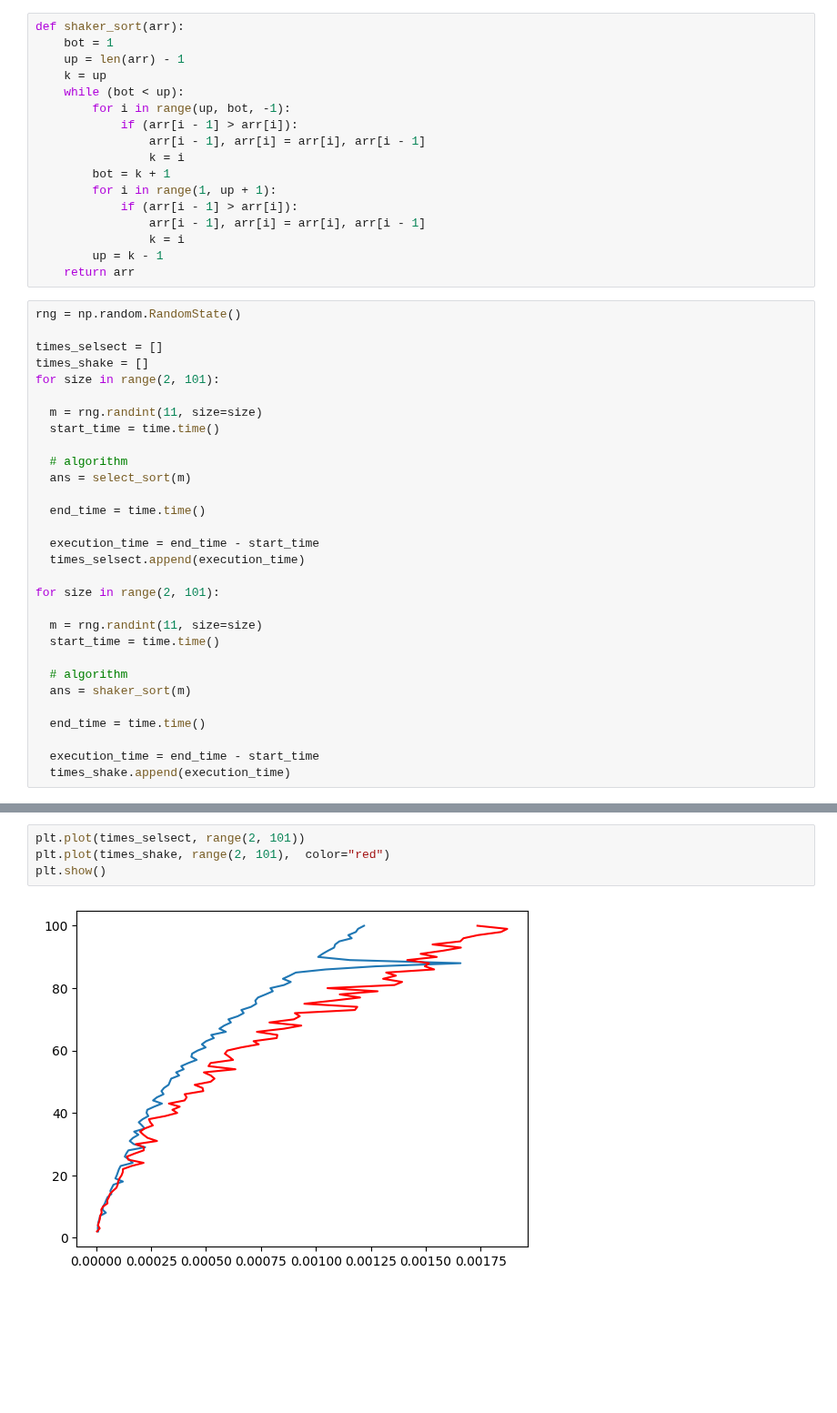
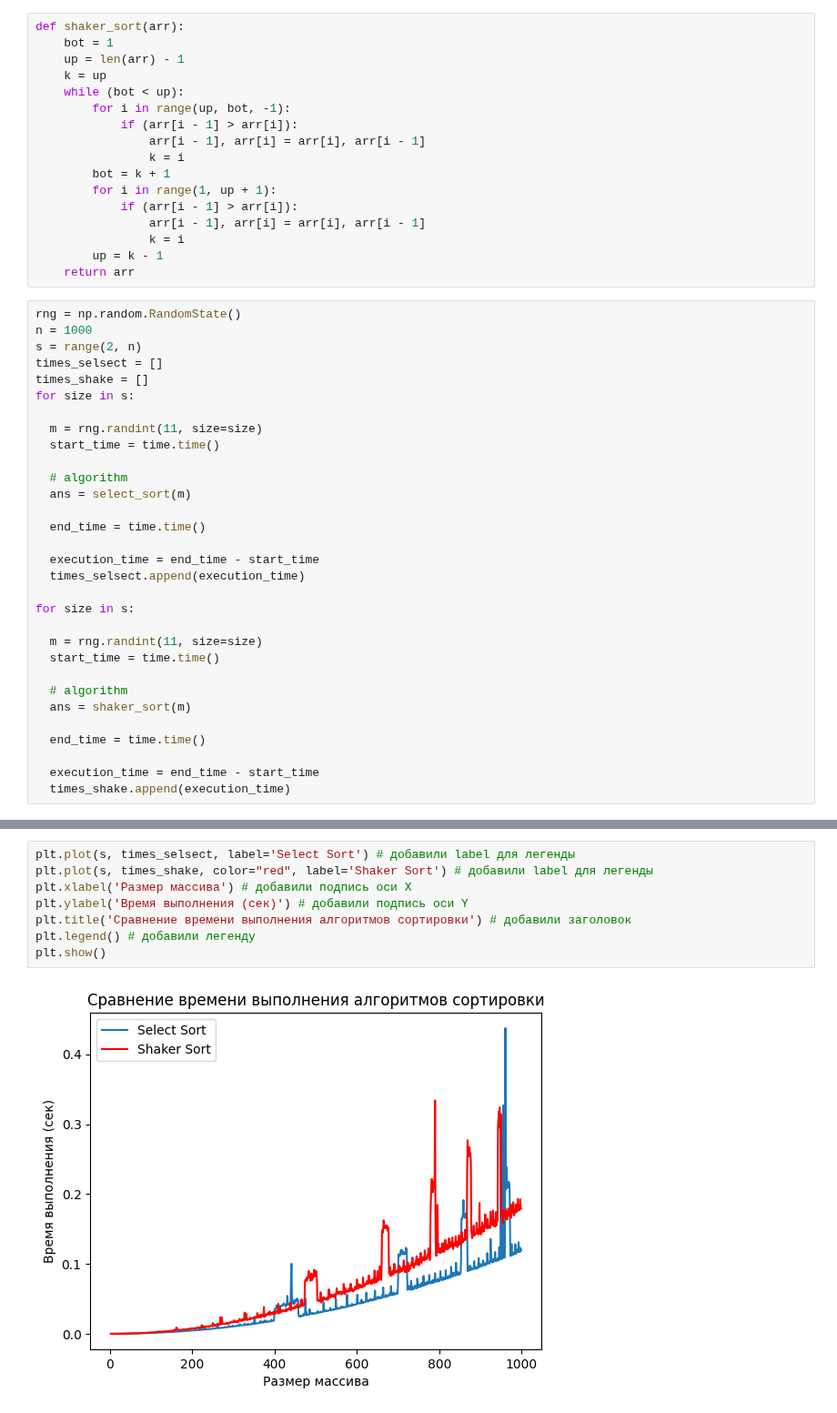
Before and after one commit to BardRimon/Study, a Jupyter notebook: algorithms_and_data_structures/sem1.ipynb, the cells around one changed output, grey strips where cells are left out. Shown at 91% size. Drawn from its saved outputs; the diff is of its cells as text; blank space fills up the shorter version.

```diff
--- a/algorithms_and_data_structures/sem1.ipynb
+++ b/algorithms_and_data_structures/sem1.ipynb
@@ -37,10 +37,11 @@ def shaker_sort(arr):
     return arr
 # %%
 rng = np.random.RandomState()
-
+n = 1000
+s = range(2, n)
 times_selsect = []
 times_shake = []
-for size in range(2, 101):
+for size in s:
 
   m = rng.randint(11, size=size)
   start_time = time.time()
@@ -53,7 +54,7 @@ for size in range(2, 101):
   execution_time = end_time - start_time
   times_selsect.append(execution_time)
 
-for size in range(2, 101):
+for size in s:
 
   m = rng.randint(11, size=size)
   start_time = time.time()
@@ -74,6 +69,10 @@ plt.show()
-# %%
-plt.plot(times_selsect, range(2, 101))
-plt.plot(times_shake, range(2, 101),  color="red")
-plt.show()
-# %% [output]
-[figure, removed]
+# %%
+plt.plot(s, times_selsect, label='Select Sort') # добавили label для легенды
+plt.plot(s, times_shake, color="red", label='Shaker Sort') # добавили label для легенды
+plt.xlabel('Размер массива') # добавили подпись оси X
+plt.ylabel('Время выполнения (сек)') # добавили подпись оси Y
+plt.title('Сравнение времени выполнения алгоритмов сортировки') # добавили заголовок
+plt.legend() # добавили легенду
+plt.show()
+# %% [output]
+[figure, added]
```
Also changed, not shown: parts of 2 cells of this notebook.
